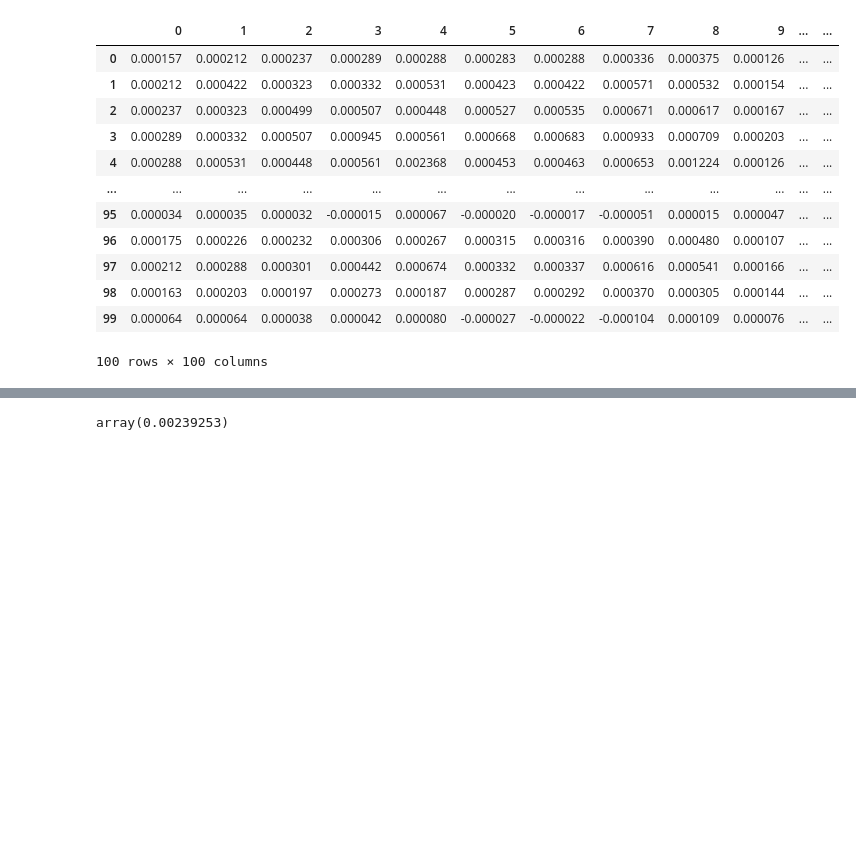
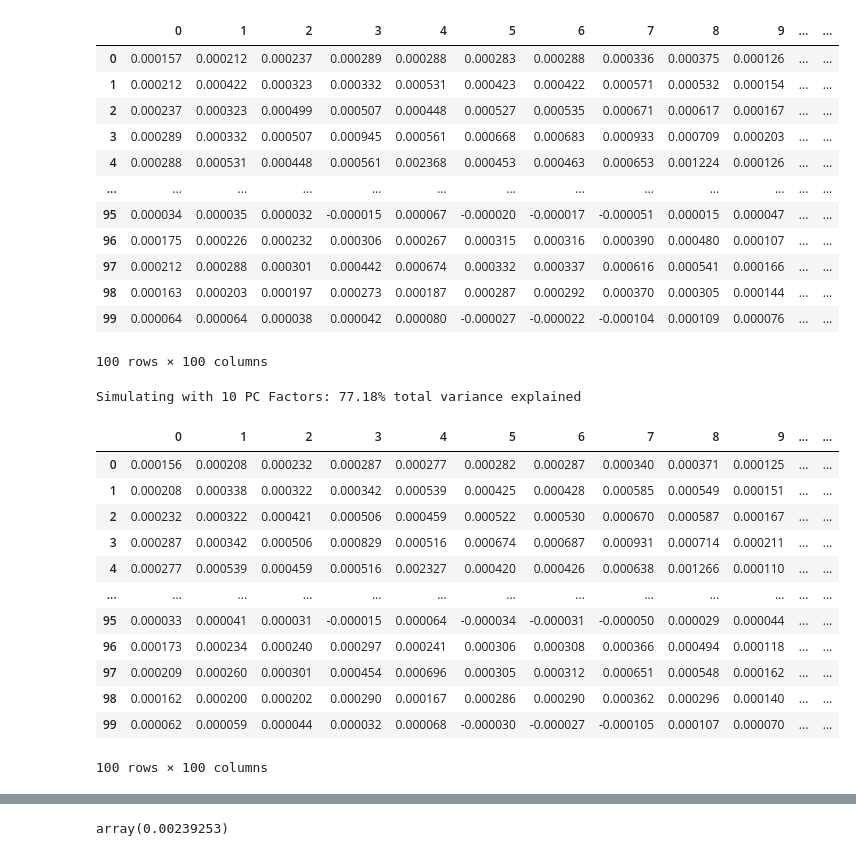
Before and after one commit to wc191/fintech545, a Jupyter notebook: Week05/week5 code.ipynb, the cells around one changed output, grey strips where cells are left out. Cells and saved outputs as stored; diff of their text form; code cells hidden in the pictures; blank space fills up the shorter version.

```diff
--- a/Week05/week5 code.ipynb
+++ b/Week05/week5 code.ipynb
@@ -202,3 +244,20 @@ Simulating with 100 PC Factors: 100.00% total variance explained
 | 98 | 0.000163 | 0.000203 | 0.000197 | 0.000273 | 0.000187 | 0.000287 | 0.000292 | 0.000370 | 0.000305 | 0.000144 | ... | ... |
 | 99 | 0.000064 | 0.000064 | 0.000038 | 0.000042 | 0.000080 | -0.000027 | -0.000022 | -0.000104 | 0.000109 | 0.000076 | ... | ... |
 100 rows × 100 columns
+# %%
+pd.DataFrame(np.cov(RM.simulate_pca(ew_cov, 25000, nval = 10)))
+# %% [output]
+Simulating with 10 PC Factors: 77.18% total variance explained
+|  | 0 | 1 | 2 | 3 | 4 | 5 | 6 | 7 | 8 | 9 | ... | ... |
+| 0 | 0.000156 | 0.000208 | 0.000232 | 0.000287 | 0.000277 | 0.000282 | 0.000287 | 0.000340 | 0.000371 | 0.000125 | ... | ... |
+| 1 | 0.000208 | 0.000338 | 0.000322 | 0.000342 | 0.000539 | 0.000425 | 0.000428 | 0.000585 | 0.000549 | 0.000151 | ... | ... |
+| 2 | 0.000232 | 0.000322 | 0.000421 | 0.000506 | 0.000459 | 0.000522 | 0.000530 | 0.000670 | 0.000587 | 0.000167 | ... | ... |
+| 3 | 0.000287 | 0.000342 | 0.000506 | 0.000829 | 0.000516 | 0.000674 | 0.000687 | 0.000931 | 0.000714 | 0.000211 | ... | ... |
+| 4 | 0.000277 | 0.000539 | 0.000459 | 0.000516 | 0.002327 | 0.000420 | 0.000426 | 0.000638 | 0.001266 | 0.000110 | ... | ... |
+| ... | ... | ... | ... | ... | ... | ... | ... | ... | ... | ... | ... | ... |
+| 95 | 0.000033 | 0.000041 | 0.000031 | -0.000015 | 0.000064 | -0.000034 | -0.000031 | -0.000050 | 0.000029 | 0.000044 | ... | ... |
+| 96 | 0.000173 | 0.000234 | 0.000240 | 0.000297 | 0.000241 | 0.000306 | 0.000308 | 0.000366 | 0.000494 | 0.000118 | ... | ... |
+| 97 | 0.000209 | 0.000260 | 0.000301 | 0.000454 | 0.000696 | 0.000305 | 0.000312 | 0.000651 | 0.000548 | 0.000162 | ... | ... |
+| 98 | 0.000162 | 0.000200 | 0.000202 | 0.000290 | 0.000167 | 0.000286 | 0.000290 | 0.000362 | 0.000296 | 0.000140 | ... | ... |
+| 99 | 0.000062 | 0.000059 | 0.000044 | 0.000032 | 0.000068 | -0.000030 | -0.000027 | -0.000105 | 0.000107 | 0.000070 | ... | ... |
+100 rows × 100 columns
```
Also changed, not shown: parts of 14 cells of this notebook, 5 other files.
